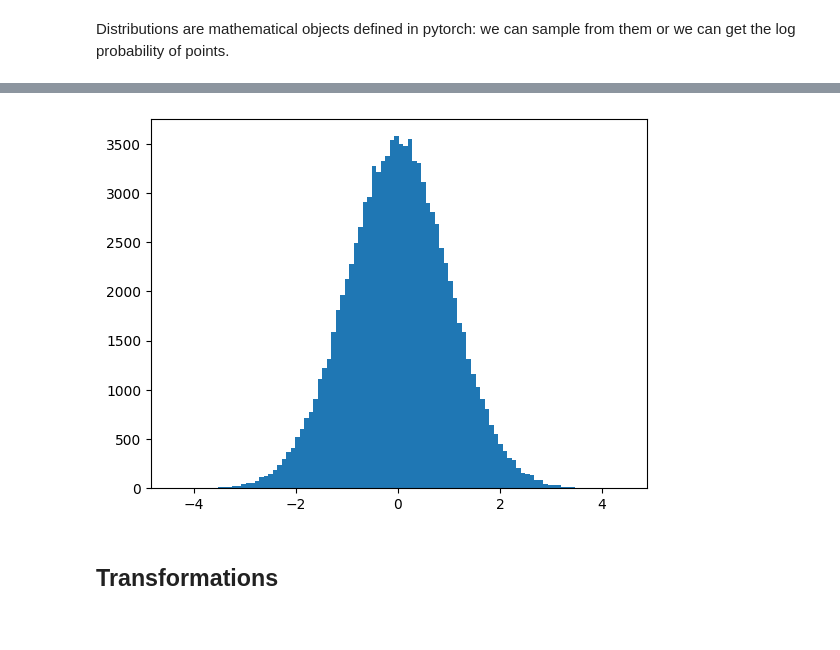
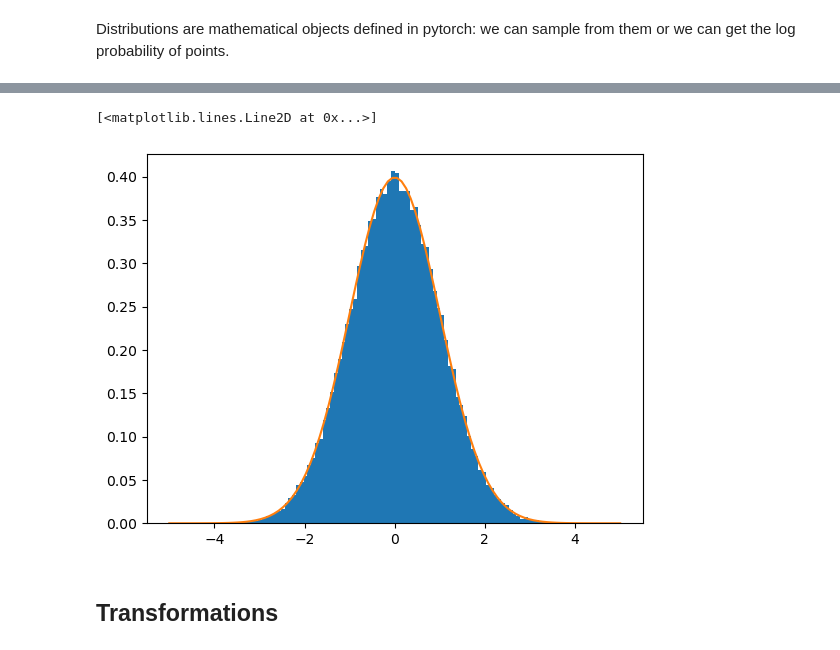
Before and after one commit to valsdav/PhDCourse_MLForPrecisionPhysics_2024, a Jupyter notebook: 4_NormalizingFlowsPlayground.ipynb, the cells around one changed output, grey strips where cells are left out. Cells and saved outputs as stored; diff of their text form; code cells hidden in the pictures.

```diff
--- a/4_NormalizingFlowsPlayground.ipynb
+++ b/4_NormalizingFlowsPlayground.ipynb
@@ -26,8 +28,14 @@ x, log_p
 # %%
 x = distribution.sample((100000,))
-plt.hist(x, bins=100);
+
+xi = torch.linspace(-5, 5, 100)
+logp = distribution.log_prob(xi)
+
+plt.hist(x, bins=100, density=True);
+plt.plot(xi, logp.exp())
 # %% [output]
+[<matplotlib.lines.Line2D at 0x...>]
-[figure, old version]
+[figure, new version]
 # %% [markdown]
 ## Transformations
 # %% [markdown]
```
Also changed, not shown: parts of 52 cells of this notebook.
